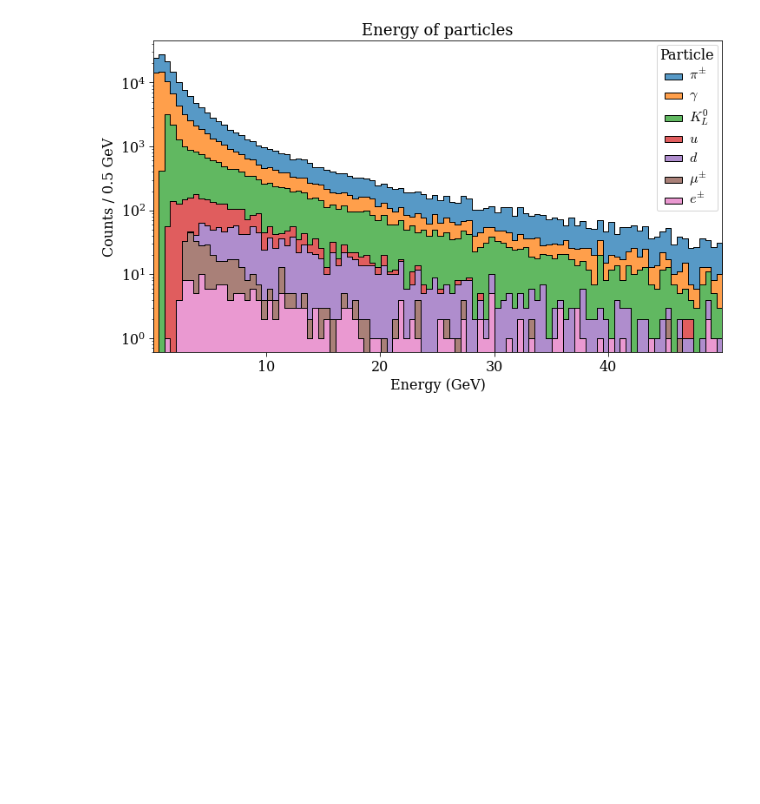
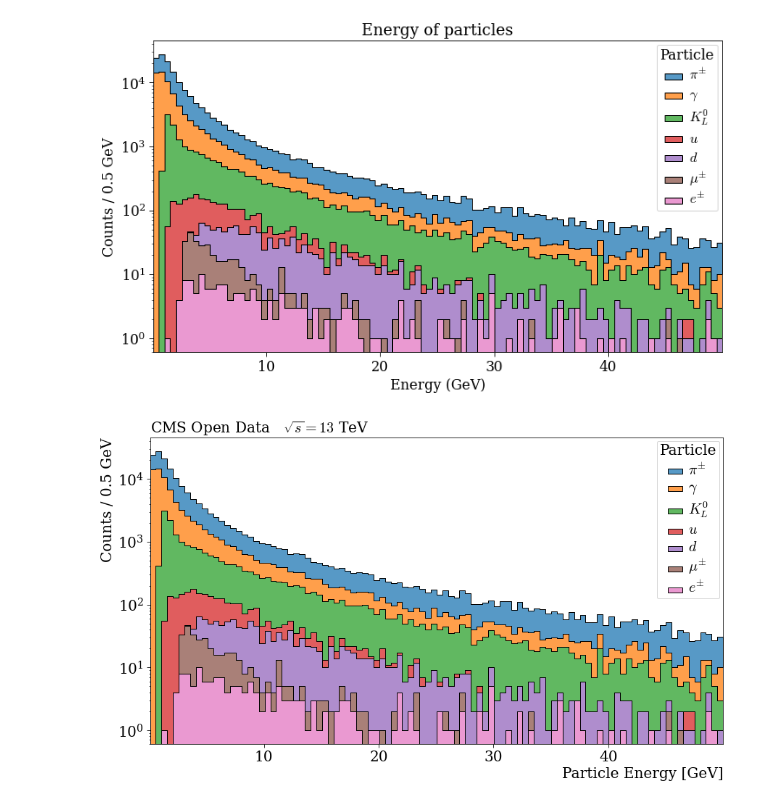
Before and after one commit to niklai99/jet-tagging, a Jupyter notebook: eda/particle_eda.ipynb, the cells around one changed output. Saved outputs shown, nothing was run; the diff lists cells and outputs as text; code cells hidden in the pictures; blank space fills up the shorter version.

Commit message:
created a beautiful plot

```diff
--- a/eda/particle_eda.ipynb
+++ b/eda/particle_eda.ipynb
@@ -764,3 +764,45 @@ if SAVE_FIG:
 plt.show()
 # %% [output]
 [figure]
+# %%
+xmin = par_df["particleE"].min()
+xmax = par_df["particleE"].max()
+
+n    = 100
+step = (xmax - xmin) / n
+bins = np.arange(xmin, xmax+step, step)
+
+binwidth = bins[1] - bins[0]
+
+fig = plt.figure(figsize=(12, 7), constrained_layout=True)
+
+ax = plot_1Dstack(
+    data       = par_df["particleE"],
+    hue        = par_df["particleName"],
+    fig        = fig,
+    bins       = bins,
+    xlab       = "Energy (GeV)",
+    ylab       = f"Counts / {binwidth:.1f} GeV",
+    title      = "",
+    fontsize   = FONTSIZE+4,
+    legend     = True,
+    legend_out = False,
+)
+
+ax.set_yscale("log")
+
+x_delta = (xmax - xmin) / 100 * 2 # x% of the x-axis range
+ax.set_xlim(xmin, xmax)
+
+# put the x label on the right instead of in the middle
+ax.set_xlabel("Particle Energy [GeV]", loc="right")
+ax.set_ylabel(f"Counts / {binwidth:.1f} GeV", loc="top")
+
+ax.set_title("CMS Open Data   $\sqrt{s}=13$ TeV", loc="left", fontsize=FONTSIZE+4)
+
+if SAVE_FIG:
+    save_fig(fig, "particleE_hue.pdf")
+
+plt.show()
+# %% [output]
+[figure, added]
```
Also changed, not shown: 2 other files.
